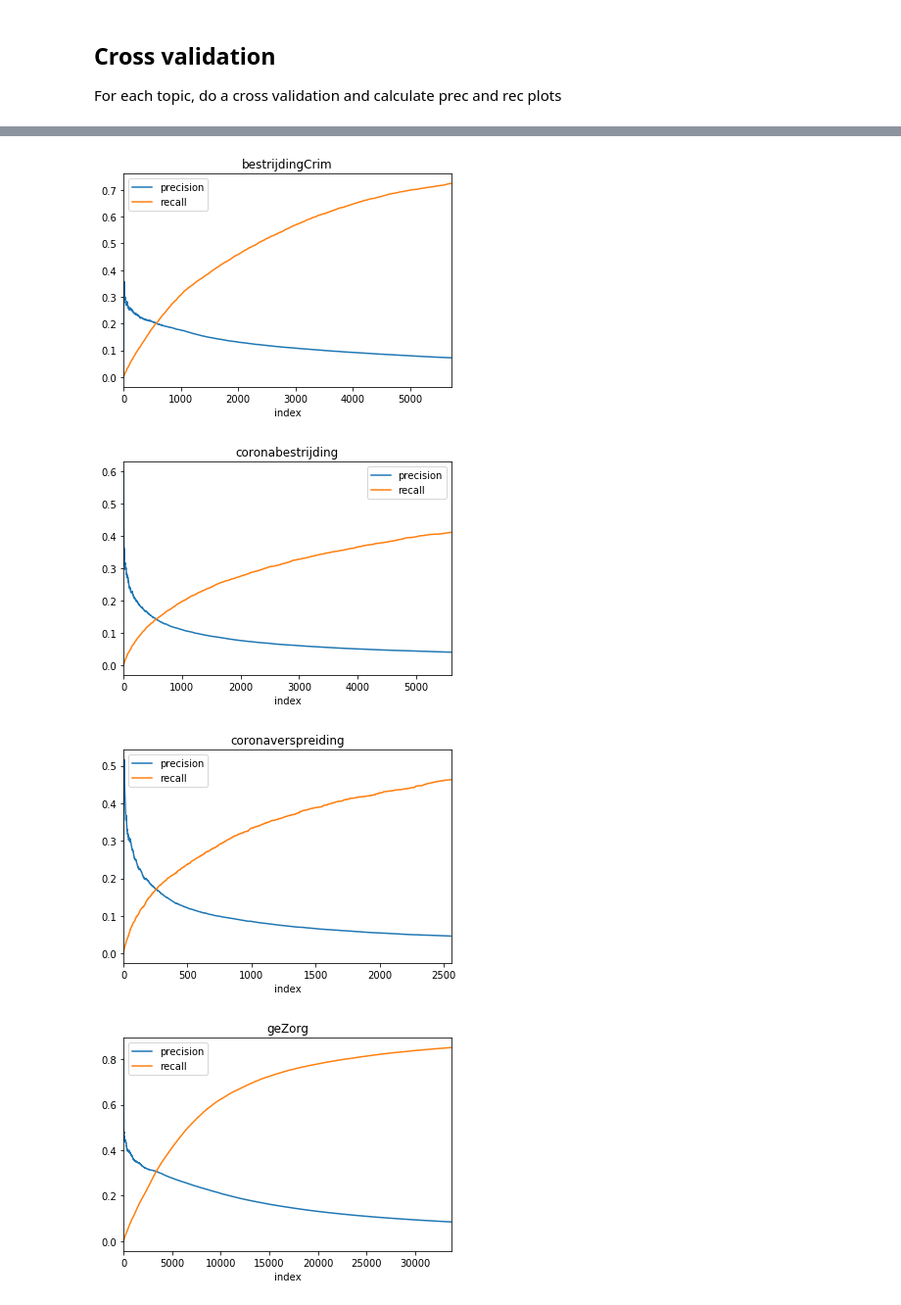
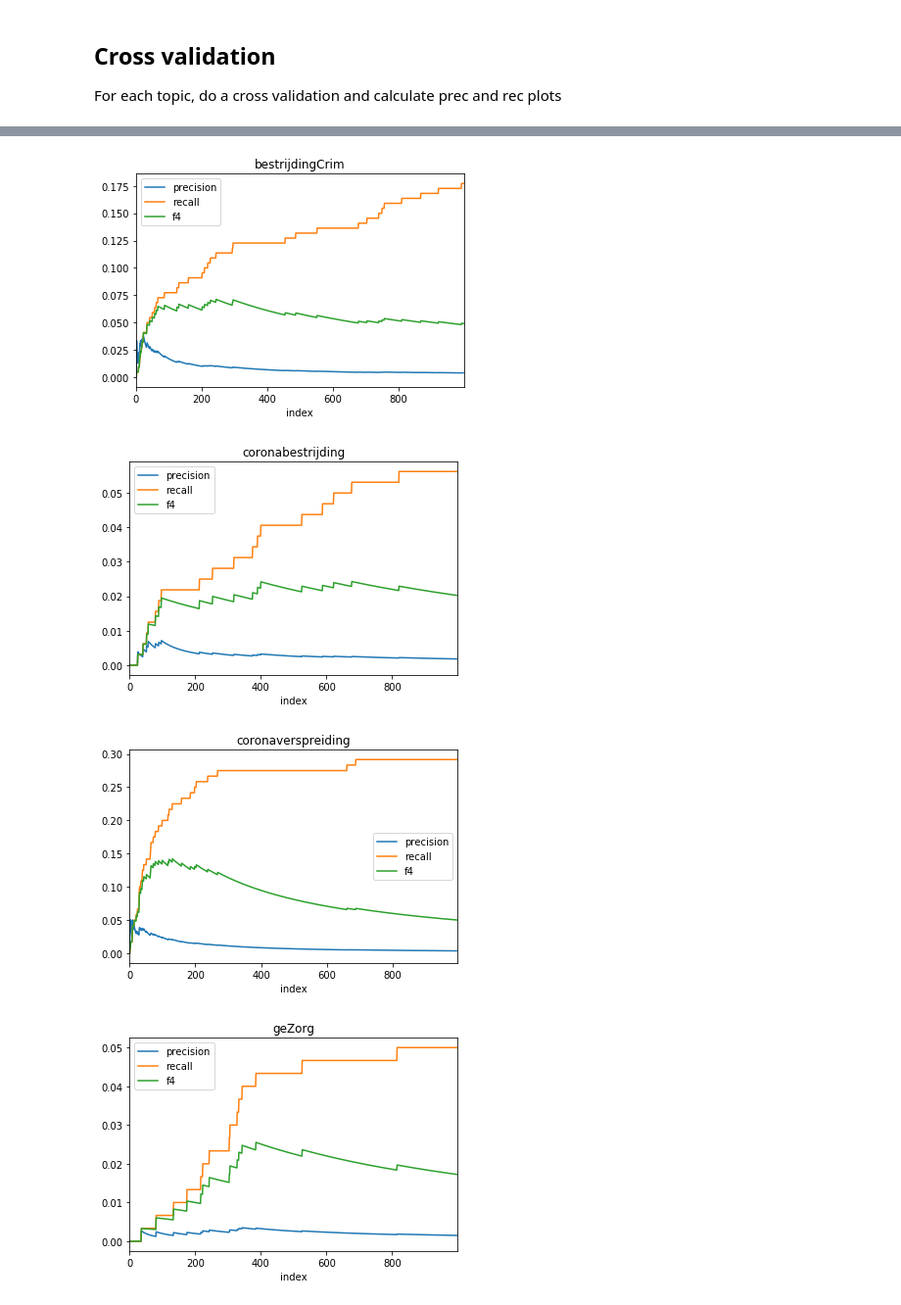
Before and after one commit to Filter-Bubble/stance_finder, a Jupyter notebook: notebooks/Query_set_expansion_CV.ipynb, the cells around one changed output, grey strips where cells are left out. Shown at 98% size. Saved outputs shown, nothing was run; the diff lists cells and outputs as text; code cells hidden in the pictures.

Commit message:
More notebooks on the issue query sets

```diff
--- a/notebooks/Query_set_expansion_CV.ipynb
+++ b/notebooks/Query_set_expansion_CV.ipynb
@@ -10,7 +10,8 @@ import json
 import sklearn
 import matplotlib.pyplot as plt
 # %%
-filename_issues = '/home/dafne/shared/FilterBubble/issue-positions/issues-queries.csv'
+# This file is the output from the Issues_expand_wildcards.ipynb notebook
+filename_issues = '/home/dafne/shared/FilterBubble/issue-positions/queries-asterix-expanded.csv'
 filename_fasttext = '/home/dafne/shared/FilterBubble/word-embeddings/fasttext-aem-amcat50.bin'
 # %%
 # Load issues
@@ -100,10 +28,20 @@ issue_list = [issue for issue in issues_dict_expanded.keys() if issue != 'infras
+# %%
+issue_list = df_issues['issue'].unique()
 # %%
+def get_f_score(prec, rec, beta=1):
+    nom = (1+beta*beta)*prec*rec
+    den = beta*beta*prec + rec
+    if den == 0:
+        den = 1
+    return nom/den
+
 def get_prec_recs(nearest_neighbors, test_words):
     """
     Calculates precision and recall for each top-n nearest neighbors
     """
     precisions = []
     recall = []
+    f4 = []
     nr_true_positives = 0
     for i, (word, score) in enumerate(nearest_neighbors):
         if word in test_words:
@@ -112,7 +50,8 @@ def get_prec_recs(nearest_neighbors, test_words):
         r = nr_true_positives / len(test_words)
         precisions.append(p)
         recall.append(r)
-    prec_rec_df = pd.DataFrame({'precision': precisions, 'recall': recall})
+        f4.append(get_f_score(p,r,4))
+    prec_rec_df = pd.DataFrame({'precision': precisions, 'recall': recall, 'f4': f4})
     return prec_rec_df
 # %%
 def split_query_words(query_words, split_ratio=0.5):
@@ -126,15 +65,3 @@ def split_query_words(query_words, split_ratio=0.5):
     seed_words = all_query_words[:nr_seeds]
     test_words = all_query_words[nr_seeds:]
     return seed_words, test_words
-# %%
-# MAke plots for one individual split
-for issue in issue_list:
-    # Split randomly in half: one pat for seeds, one part for testing
-    seed_words, test_words = split_query_words(issues_dict_expanded[issue])
-    # Retrieve most similar words, 10 times the number of test words
-    nearest_neighbors = model.wv.most_similar(seed_words, topn=len(test_words)*10)
-    # calculate precision and recall
-    prec_rec_df = get_prec_recs(nearest_neighbors, test_words)
-    # Plot the results
-    plot = prec_rec_df.plot()
-    plot.set_title(issue)
@@ -157,19 +77,21 @@ Now we do the same thing but with cross validation, so we make 10 different spli
 # %%
 cv_iterations = 10
-split_ratio = 0.1 # What fraction of the query terms do we take as seed
+split_ratio = 0.5 # What fraction of the query terms do we take as seed
 
 for issue in issue_list:
     df_list = []
+    df_issues_sub = df_issues[(df_issues.issue == issue) & (df_issues.category!='expanded')]
+    queries = [row['query'].replace('*', '') for _, row in df_issues_sub.iterrows()]
     for i in range(cv_iterations):
         # Split randomly in half: one pat for seeds, one part for testing
-        seed_words, test_words = split_query_words(issues_dict_expanded[issue], split_ratio=split_ratio)
-        nearest_neighbors = model.wv.most_similar(seed_words, topn=len(test_words)*10)
+        seed_words, test_words = split_query_words(queries, split_ratio=split_ratio)
+        nearest_neighbors = model.wv.most_similar(seed_words, topn=1000)#len(test_words)*10)
         prec_rec_df = get_prec_recs(nearest_neighbors, test_words)
         prec_rec_df = prec_rec_df.reset_index()
         prec_rec_df['cv'] = i
         df_list.append(prec_rec_df)
     prec_rec_df = pd.concat(df_list)
-    prec_rec_df_means = prec_rec_df.groupby('index')[['precision', 'recall']].mean()
+    prec_rec_df_means = prec_rec_df.groupby('index')[['precision', 'recall', 'f4']].mean()
     plot = prec_rec_df_means.plot()
     plot.set_title(issue)
     plt.show()
@@ -183,4 +105,4 @@ for issue in issue_list:
-[figure, old version]
+[figure, new version]
-[figure, old version]
+[figure, new version]
-[figure, old version]
+[figure, new version]
-[figure, old version]
+[figure, new version]
```
Also changed, not shown: parts of 15 cells of this notebook, 1 other file.
